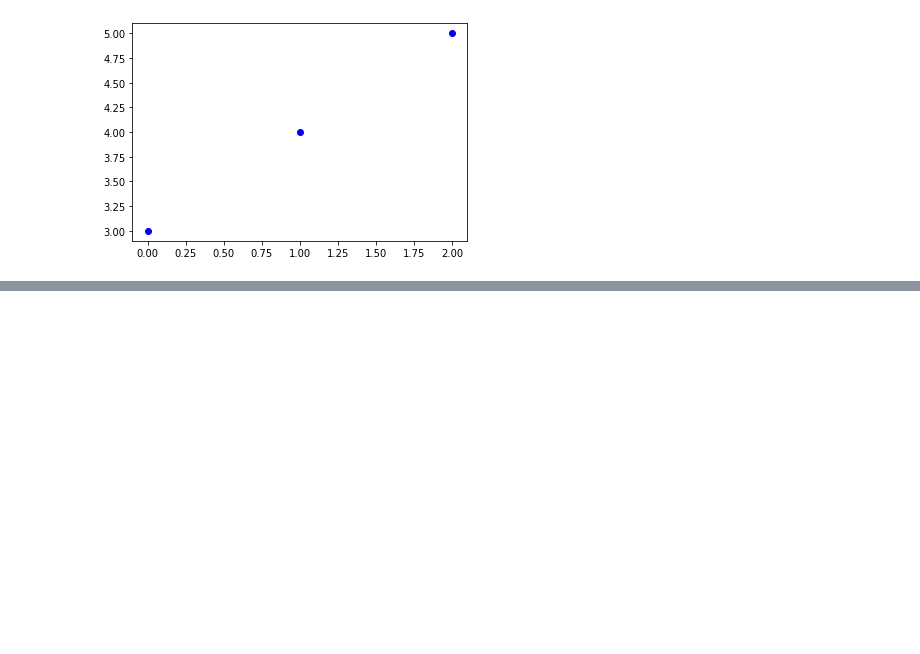
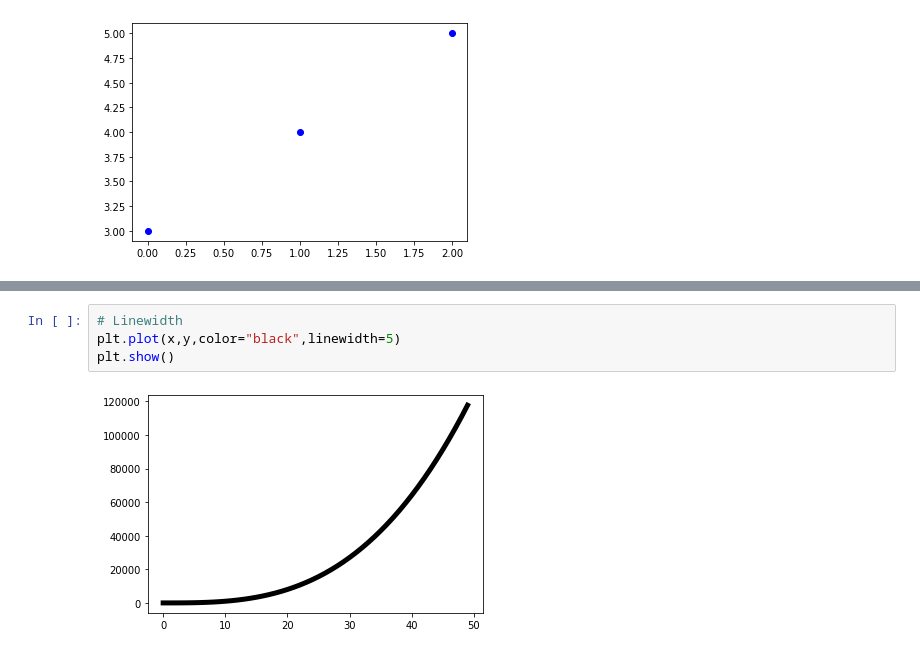
Before and after one commit to ankit-akp/DS-ML-Tutorial, a Jupyter notebook: Python/Plotting Graphs/Plotting graphs tut.ipynb, the cells around one changed output, grey strips where cells are left out. Saved outputs shown, nothing was run; the diff lists cells and outputs as text; blank space fills up the shorter version.

```diff
--- a/Python/Plotting Graphs/Plotting graphs tut.ipynb
+++ b/Python/Plotting Graphs/Plotting graphs tut.ipynb
@@ -104,0 +114,6 @@ plt.show()
+# %%
+# Linewidth
+plt.plot(x,y,color="black",linewidth=5)
+plt.show()
+# %% [output]
+[figure, added]
```
Also changed, not shown: parts of 14 cells of this notebook, 1 other file.
